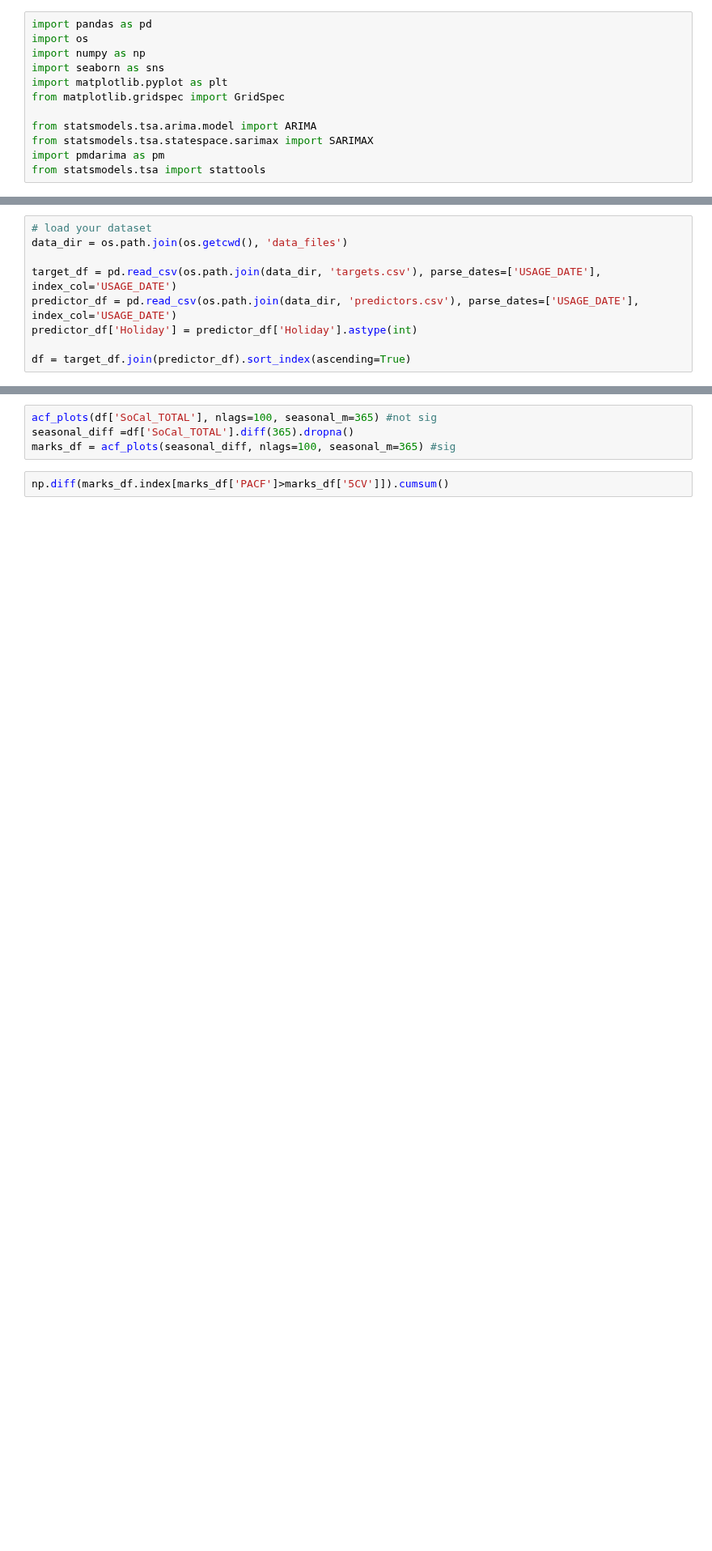
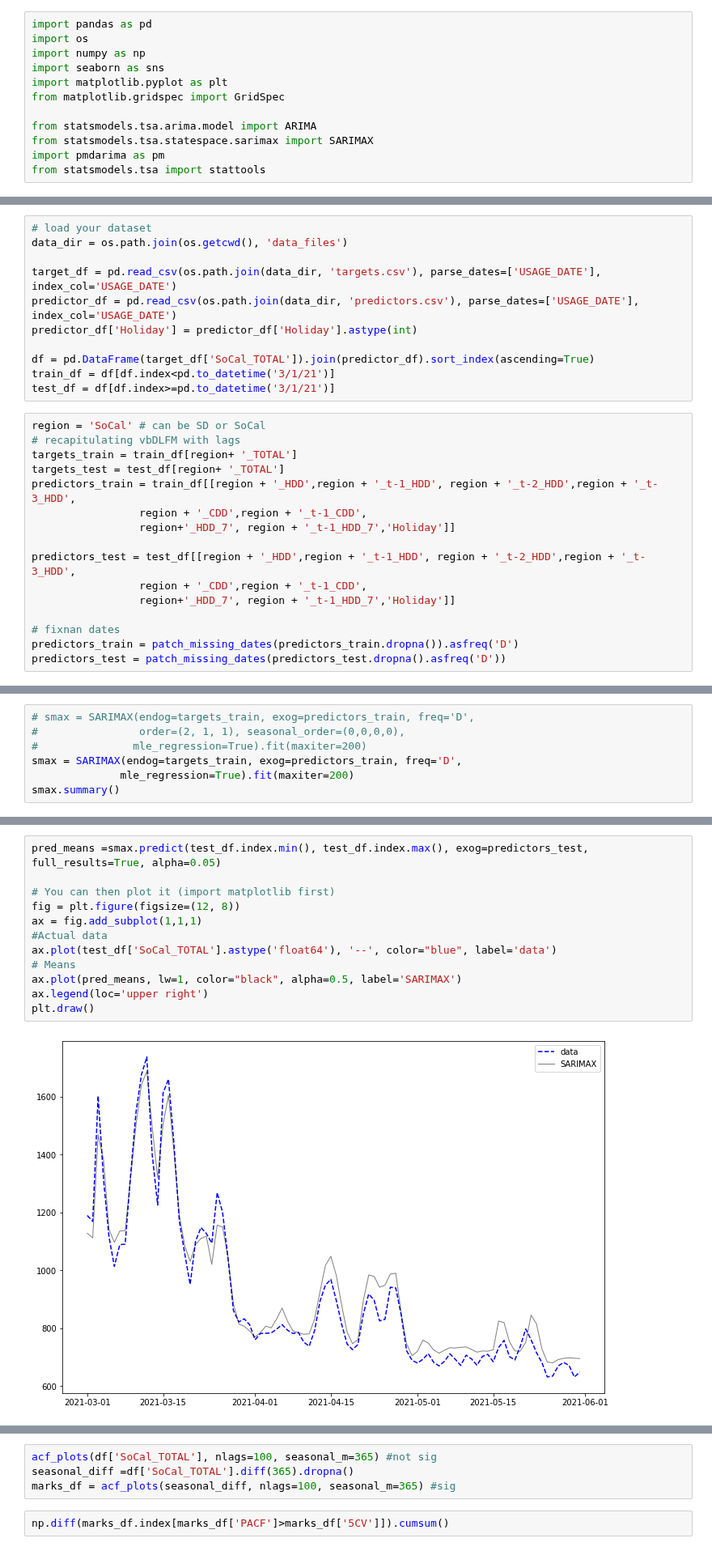
Before and after one commit to jacheung/bookshelf, a Jupyter notebook: Forecasting_101/forecasting-arima.ipynb, the cells around one changed output, grey strips where cells are left out. Shown at 81% size. Saved outputs shown, nothing was run; the diff lists cells and outputs as text; blank space fills up the shorter version.

Commit message:
build test for SARIMAX with multiple exogenous predictors

```diff
--- a/Forecasting_101/forecasting-arima.ipynb
+++ b/Forecasting_101/forecasting-arima.ipynb
@@ -20,4 +36,22 @@ target_df = pd.read_csv(os.path.join(data_dir, 'targets.csv'), parse_dates=['USA
 predictor_df = pd.read_csv(os.path.join(data_dir, 'predictors.csv'), parse_dates=['USAGE_DATE'], index_col='USAGE_DATE')
 predictor_df['Holiday'] = predictor_df['Holiday'].astype(int)
 
-df = target_df.join(predictor_df).sort_index(ascending=True)
+df = pd.DataFrame(target_df['SoCal_TOTAL']).join(predictor_df).sort_index(ascending=True)
+train_df = df[df.index<pd.to_datetime('3/1/21')]
+test_df = df[df.index>=pd.to_datetime('3/1/21')]
+# %%
+region = 'SoCal' # can be SD or SoCal
+# recapitulating vbDLFM with lags
+targets_train = train_df[region+ '_TOTAL']
+targets_test = test_df[region+ '_TOTAL']
+predictors_train = train_df[[region + '_HDD',region + '_t-1_HDD', region + '_t-2_HDD',region + '_t-3_HDD',
+                 region + '_CDD',region + '_t-1_CDD',
+                 region+'_HDD_7', region + '_t-1_HDD_7','Holiday']]
+
+predictors_test = test_df[[region + '_HDD',region + '_t-1_HDD', region + '_t-2_HDD',region + '_t-3_HDD',
+                 region + '_CDD',region + '_t-1_CDD',
+                 region+'_HDD_7', region + '_t-1_HDD_7','Holiday']]
+
+# fixnan dates
+predictors_train = patch_missing_dates(predictors_train.dropna()).asfreq('D')
+predictors_test = patch_missing_dates(predictors_test.dropna().asfreq('D'))
@@ -23,0 +61,7 @@ df = target_df.join(predictor_df).sort_index(ascending=True)
+# %%
+# smax = SARIMAX(endog=targets_train, exog=predictors_train, freq='D',
+#                order=(2, 1, 1), seasonal_order=(0,0,0,0),
+#               mle_regression=True).fit(maxiter=200)
+smax = SARIMAX(endog=targets_train, exog=predictors_train, freq='D',
+              mle_regression=True).fit(maxiter=200)
+smax.summary()
@@ -23,0 +138,14 @@ df = target_df.join(predictor_df).sort_index(ascending=True)
+# %%
+pred_means =smax.predict(test_df.index.min(), test_df.index.max(), exog=predictors_test, full_results=True, alpha=0.05)
+
+# You can then plot it (import matplotlib first)
+fig = plt.figure(figsize=(12, 8))
+ax = fig.add_subplot(1,1,1)
+#Actual data
+ax.plot(test_df['SoCal_TOTAL'].astype('float64'), '--', color="blue", label='data')
+# Means
+ax.plot(pred_means, lw=1, color="black", alpha=0.5, label='SARIMAX')
+ax.legend(loc='upper right')
+plt.draw()
+# %% [output]
+[figure, added]
```
Also changed, not shown: parts of 8 cells of this notebook.
